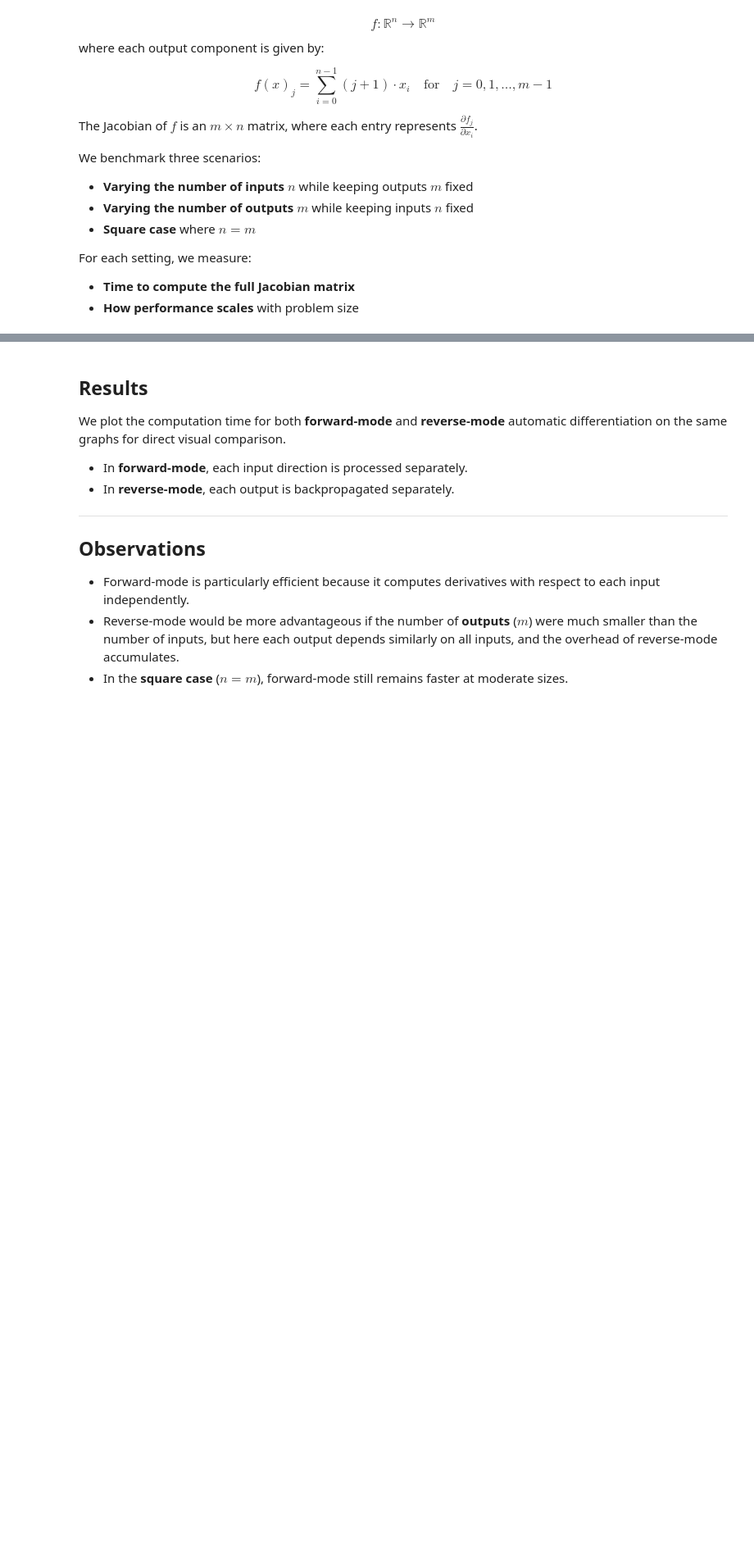
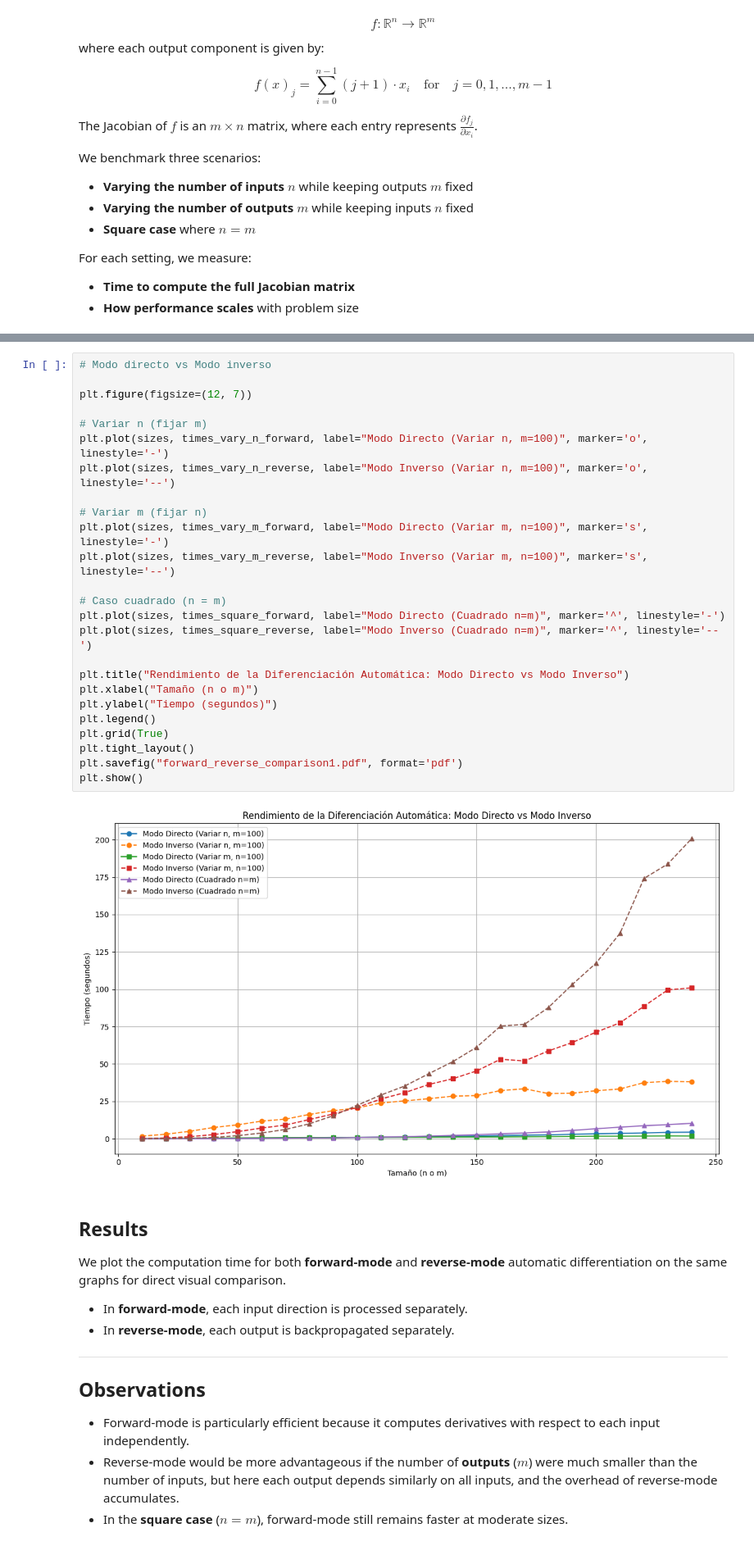
Before and after one commit to Isi-17/Thesis-M, a Jupyter notebook: 01-AD.ipynb, the cells around one changed output, grey strips where cells are left out. Shown at 82% size. Drawn from its saved outputs; the diff is of its cells as text; blank space fills up the shorter version.

```diff
--- a/01-AD.ipynb
+++ b/01-AD.ipynb
@@ -1421,3 +1444,30 @@ plt.show()
+# %%
+# Modo directo vs Modo inverso
+
+plt.figure(figsize=(12, 7))
+
+# Variar n (fijar m)
+plt.plot(sizes, times_vary_n_forward, label="Modo Directo (Variar n, m=100)", marker='o', linestyle='-')
+plt.plot(sizes, times_vary_n_reverse, label="Modo Inverso (Variar n, m=100)", marker='o', linestyle='--')
+
+# Variar m (fijar n)
+plt.plot(sizes, times_vary_m_forward, label="Modo Directo (Variar m, n=100)", marker='s', linestyle='-')
+plt.plot(sizes, times_vary_m_reverse, label="Modo Inverso (Variar m, n=100)", marker='s', linestyle='--')
+
+# Caso cuadrado (n = m)
+plt.plot(sizes, times_square_forward, label="Modo Directo (Cuadrado n=m)", marker='^', linestyle='-')
+plt.plot(sizes, times_square_reverse, label="Modo Inverso (Cuadrado n=m)", marker='^', linestyle='--')
+
+plt.title("Rendimiento de la Diferenciación Automática: Modo Directo vs Modo Inverso")
+plt.xlabel("Tamaño (n o m)")
+plt.ylabel("Tiempo (segundos)")
+plt.legend()
+plt.grid(True)
+plt.tight_layout()
+plt.savefig("forward_reverse_comparison1.pdf", format='pdf')
+plt.show()
+# %% [output]
+[figure, added]
 # %% [markdown]
 ## Results
 
```
Also changed, not shown: parts of 17 cells of this notebook.
